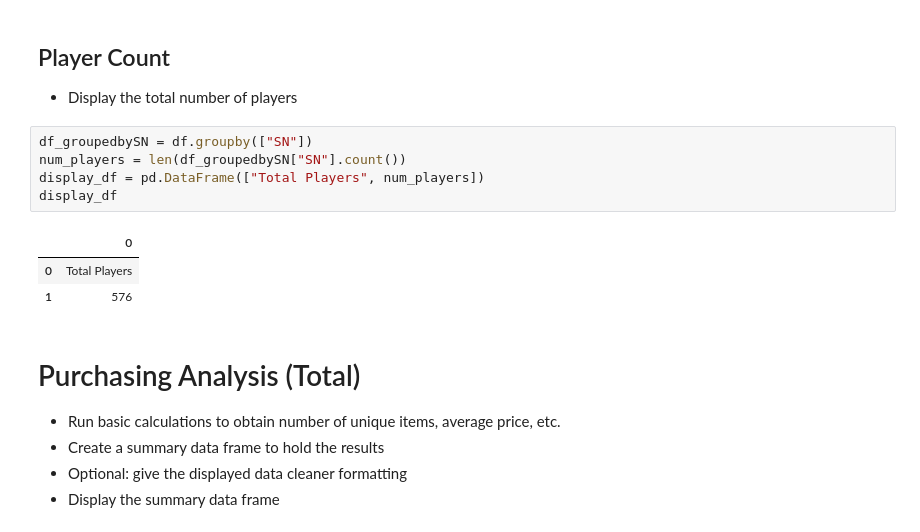
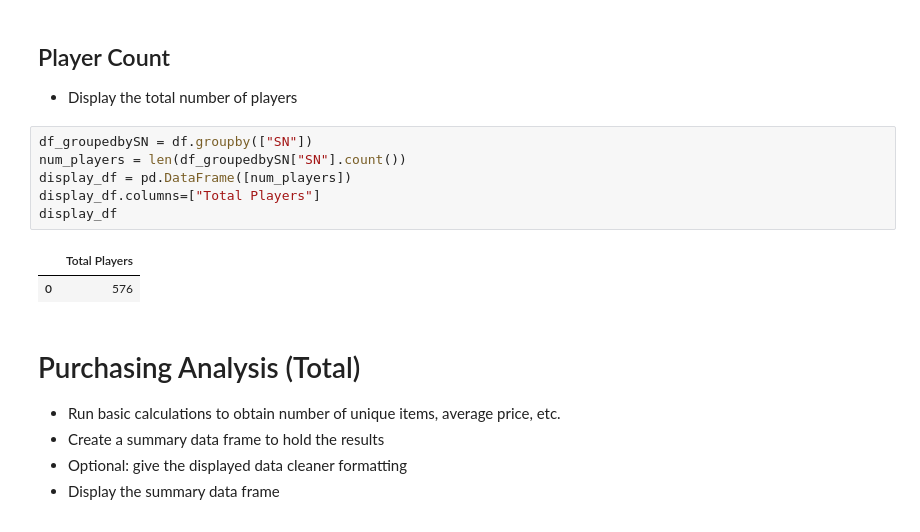
Before and after one commit to cdubiel08/pandas-challenge, a Jupyter notebook: Heroes_of_Pymoli.ipynb, the cells around one changed output. Drawn from its saved outputs; the diff is of its cells as text.

```diff
--- a/Heroes_of_Pymoli.ipynb
+++ b/Heroes_of_Pymoli.ipynb
@@ -31,12 +31,12 @@ df.head()
 # %%
 df_groupedbySN = df.groupby(["SN"])
 num_players = len(df_groupedbySN["SN"].count())
-display_df = pd.DataFrame(["Total Players", num_players])
+display_df = pd.DataFrame([num_players])
+display_df.columns=["Total Players"]
 display_df
 # %% [output]
-|  | 0 |
-| 0 | Total Players |
-| 1 | 576 |
+|  | Total Players |
+| 0 | 576 |
 # %% [markdown]
 # Purchasing Analysis (Total)
 - Run basic calculations to obtain number of unique items, average price, etc.
```
Also changed, not shown: parts of 7 cells of this notebook.
